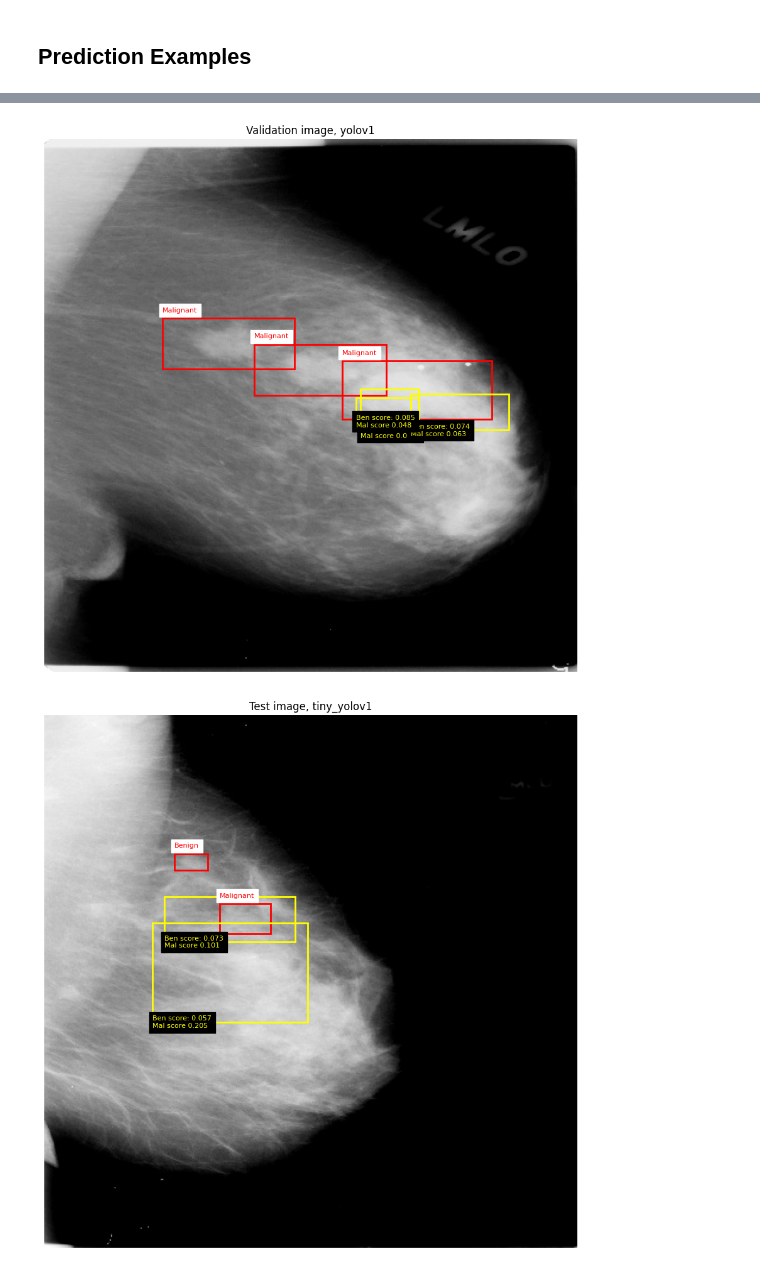
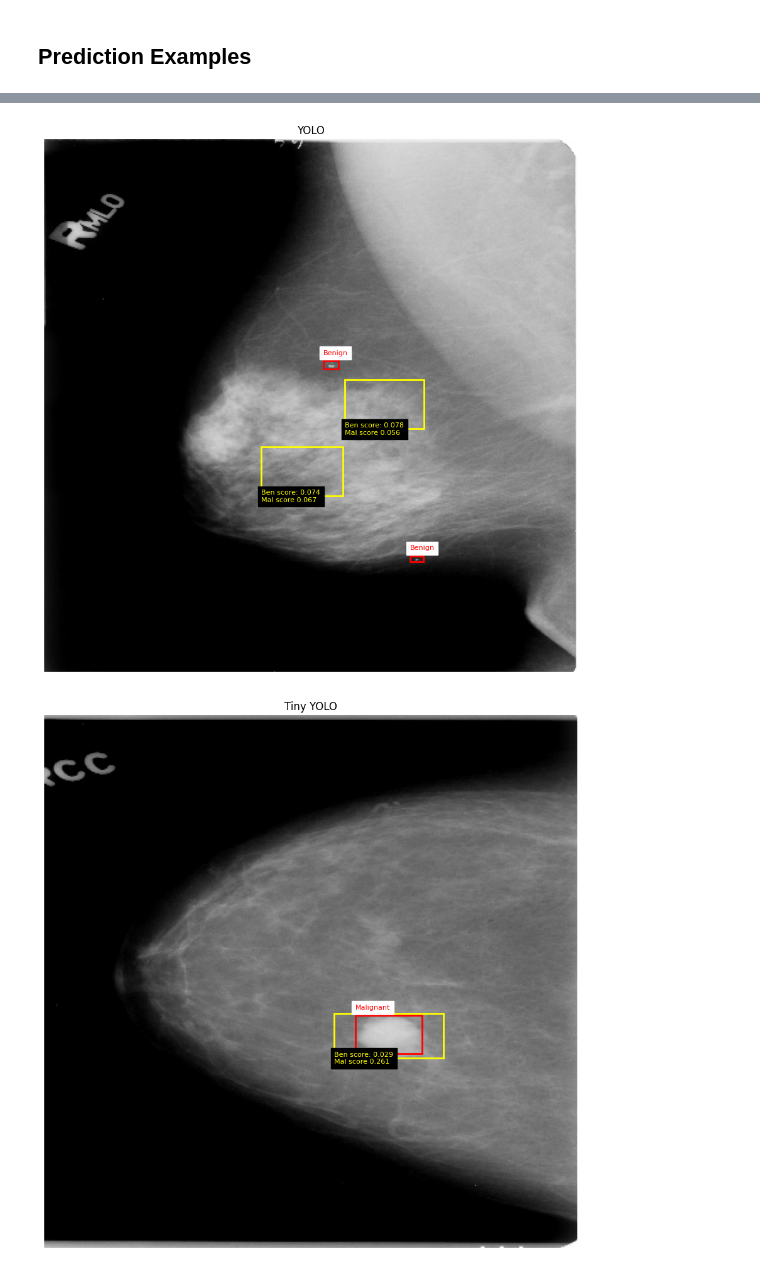
Before and after one commit to Cr3sp1/MammoYOLO, a Jupyter notebook: Results.ipynb, the cells around one changed output, grey strips where cells are left out. Drawn from its saved outputs; the diff is of its cells as text; code cells hidden in the pictures.

```diff
--- a/Results.ipynb
+++ b/Results.ipynb
@@ -157,11 +157,11 @@ show_pred_example(model_tiny, "data/images/val/Mass-Training_P_00802_LEFT_MLO.jp
 # %%
-show_pred_example(model, "data/images/val/Mass-Training_P_00802_LEFT_MLO.jpg", "data/labels/val/Mass-Training_P_00802_LEFT_MLO.txt",
-                         3, "Validation image, yolov1" )
+show_pred_example(model, "data/images/test/Calc-Test_P_01211_RIGHT_MLO.jpg", "data/labels/test/Calc-Test_P_01211_RIGHT_MLO.txt",
+                         2, "YOLO" )
 # %% [output]
-[figure, old version]
+[figure, new version]
 # %%
-show_pred_example(model_tiny, "data/images/test/Mass-Test_P_00969_LEFT_MLO.jpg", "data/labels/test/Mass-Test_P_00969_LEFT_MLO.txt",
-                         2, "Test image, tiny_yolov1" )
+show_pred_example(model_tiny, "data/images/test/Mass-Test_P_00947_RIGHT_CC.jpg", "data/labels/test/Mass-Test_P_00947_RIGHT_CC.txt",
+                         1, "Tiny YOLO")
 # %% [output]
-[figure, old version]
+[figure, new version]
 # %%
```
Also changed, not shown: parts of 2 cells of this notebook, 1 other file.
